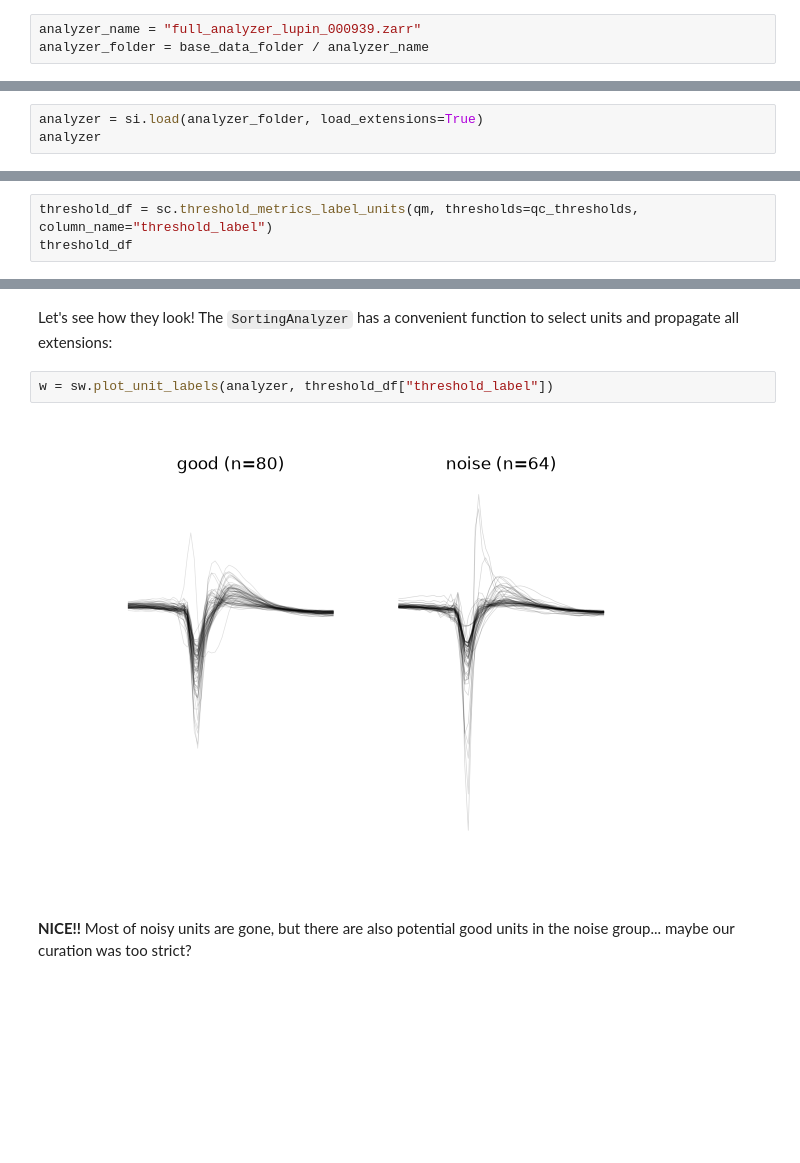
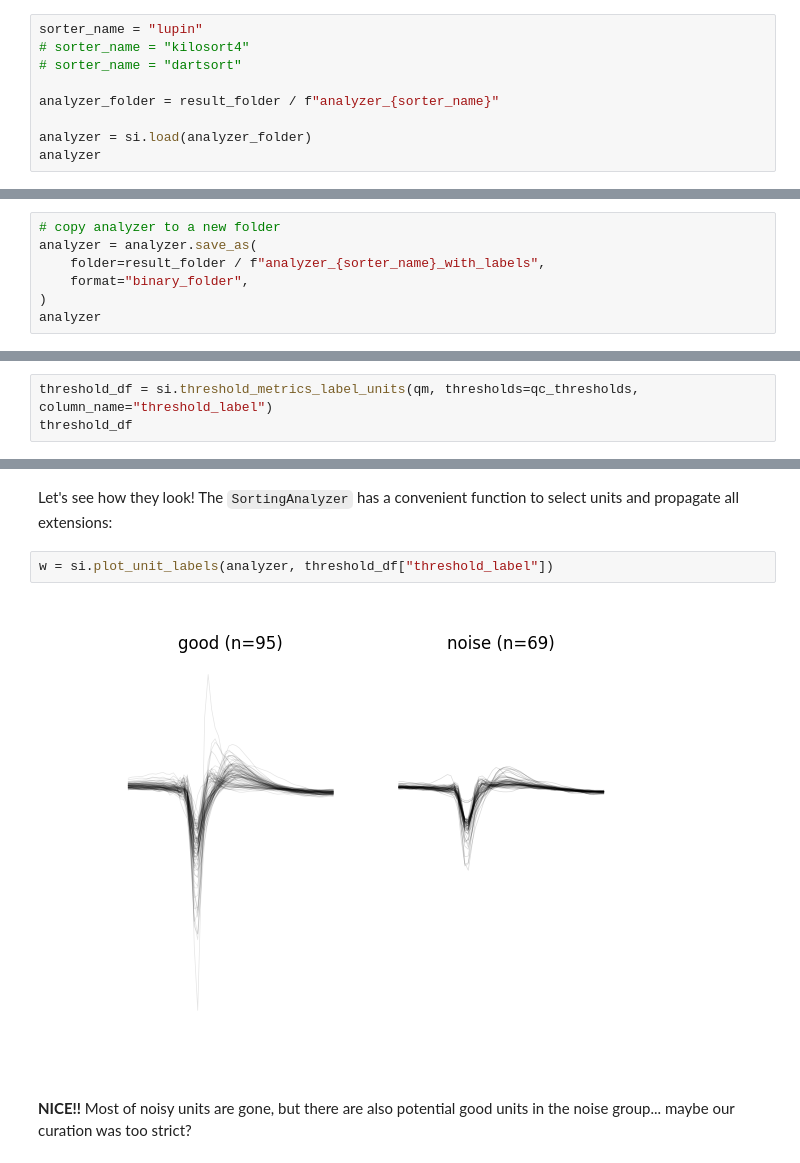
Before and after one commit to samuelgarcia/school_neuralnet_paris_2026, a Jupyter notebook: notebooks_sorting/Tutorial05-curation.ipynb, the cells around one changed output, grey strips where cells are left out. Drawn from its saved outputs; the diff is of its cells as text; blank space fills up the shorter version.

```diff
--- a/notebooks_sorting/Tutorial05-curation.ipynb
+++ b/notebooks_sorting/Tutorial05-curation.ipynb
@@ -26,3 +27,9 @@ results_folder = Path(home / "school_2026/results/")
 # %%
-analyzer_name = "full_analyzer_lupin_000939.zarr"
-analyzer_folder = base_data_folder / analyzer_name
+sorter_name = "lupin"
+# sorter_name = "kilosort4"
+# sorter_name = "dartsort"
+
+analyzer_folder = result_folder / f"analyzer_{sorter_name}"
+
+analyzer = si.load(analyzer_folder)
+analyzer
@@ -29,3 +38,0 @@ analyzer_folder = base_data_folder / analyzer_name
-# %%
-analyzer = si.load(analyzer_folder, load_extensions=True)
-analyzer
@@ -34,0 +39,7 @@ Loaded 12 extensions: amplitude_scalings, correlograms, isi_histograms, noise_le
+# %%
+# copy analyzer to a new folder
+analyzer = analyzer.save_as(
+    folder=result_folder / f"analyzer_{sorter_name}_with_labels",
+    format="binary_folder",
+)
+analyzer
@@ -89,7 +103,7 @@ qc_thresholds = {
     "amplitude_cutoff": {"less": 0.1}
 }
 # %%
-threshold_df = sc.threshold_metrics_label_units(qm, thresholds=qc_thresholds, column_name="threshold_label")
+threshold_df = si.threshold_metrics_label_units(qm, thresholds=qc_thresholds, column_name="threshold_label")
 threshold_df
 # %% [output]
 |  | threshold_label |
@@ -115,9 +129,9 @@ Name: count, dtype: int64
 # %% [markdown]
 Let's see how they look! The `SortingAnalyzer` has a convenient function to select units and propagate all extensions:
 # %%
-w = sw.plot_unit_labels(analyzer, threshold_df["threshold_label"])
+w = si.plot_unit_labels(analyzer, threshold_df["threshold_label"])
 # %% [output]
-[figure, old version]
+[figure, new version]
 # %% [markdown]
 **NICE!!** Most of noisy units are gone, but there are also potential good units in the noise group... maybe our curation was too strict?
 # %% [markdown]
```
Also changed, not shown: parts of 32 cells of this notebook, 4 other files.
